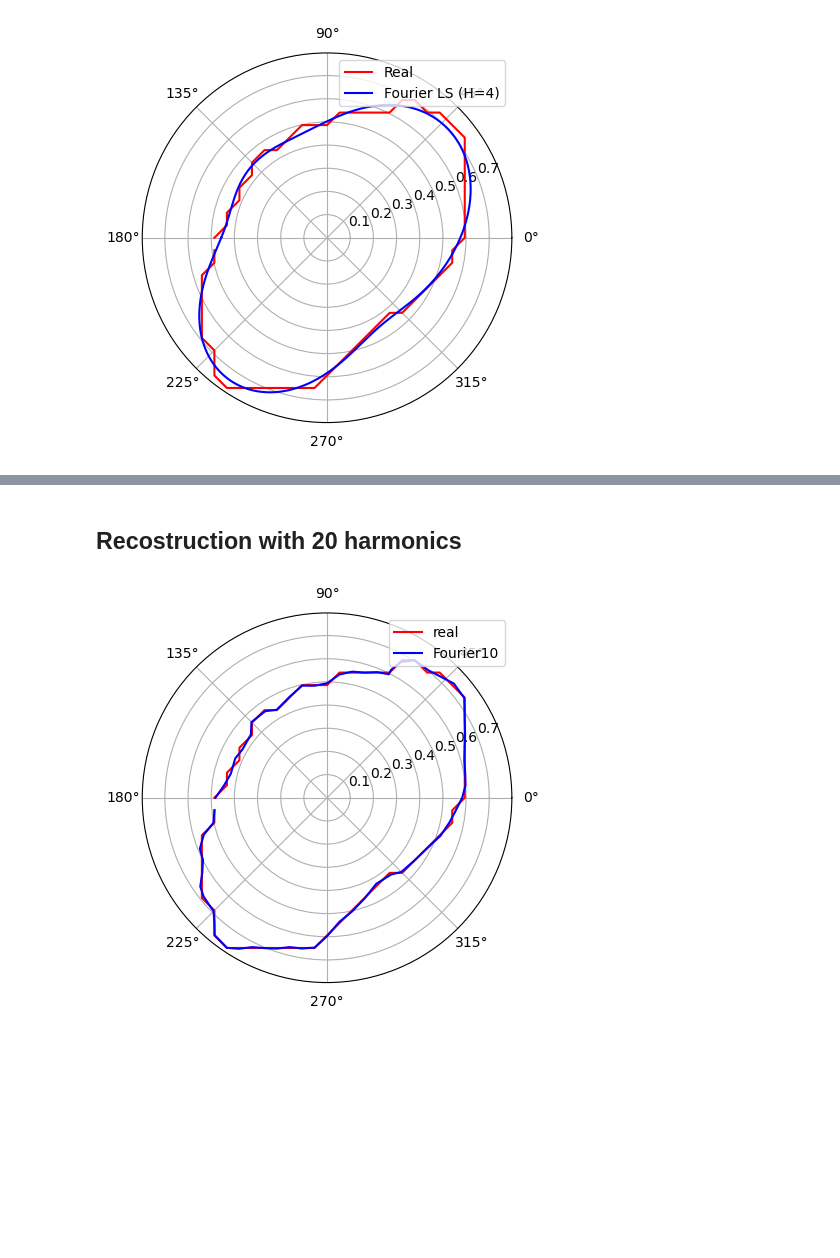
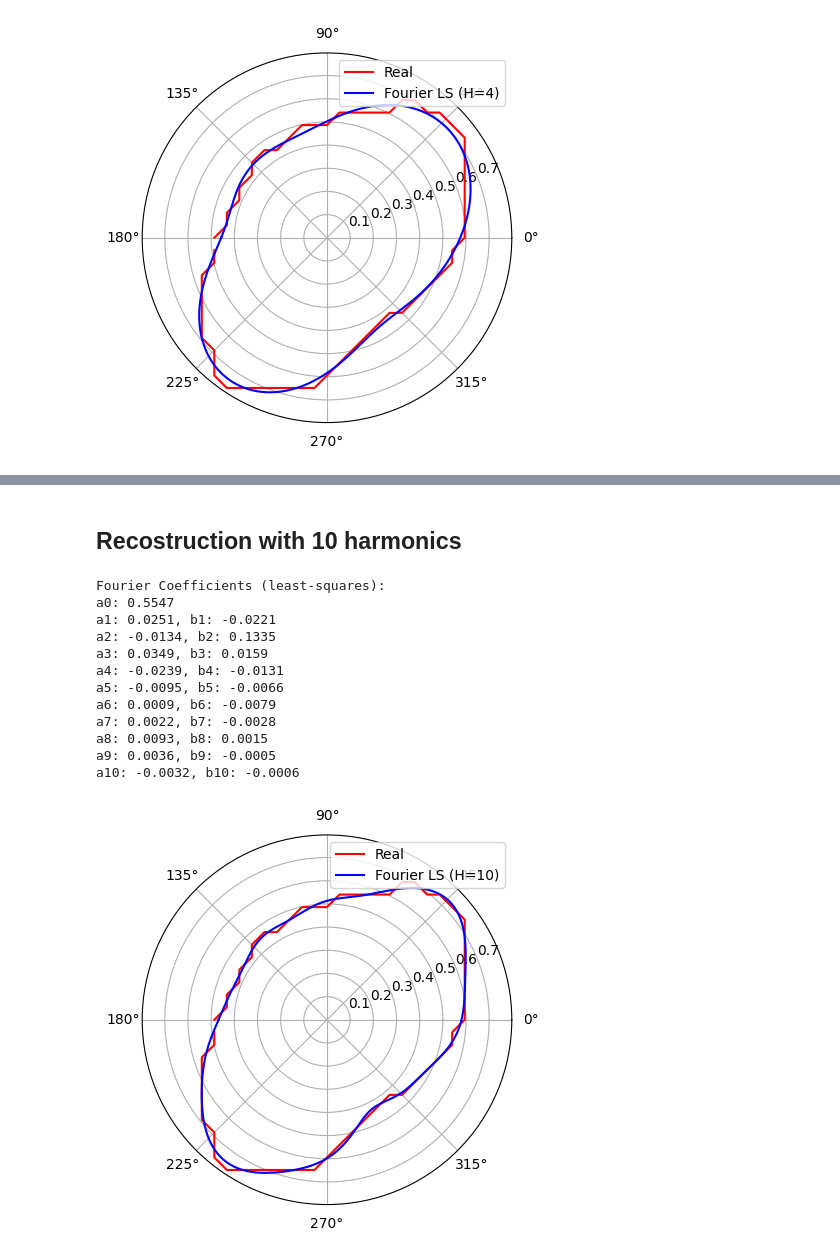
Before and after one commit to lampis-tzai/handwriting-evidence-evaluation-fourier-based-feature-extraction, a Jupyter notebook: Fourier_feature_extraction/step_by_step_image_preprocessing.ipynb, the cells around one changed output, grey strips where cells are left out. Saved outputs shown, nothing was run; the diff lists cells and outputs as text; code cells hidden in the pictures; blank space fills up the shorter version.

Commit message:
only least squared approach

```diff
--- a/Fourier_feature_extraction/step_by_step_image_preprocessing.ipynb
+++ b/Fourier_feature_extraction/step_by_step_image_preprocessing.ipynb
@@ -312,36 +271,55 @@ Reconstruction:
 # %% [markdown]
-## Recostruction with 20 harmonics
+## Recostruction with 10 harmonics
 # %%
-N = len(r_normalized)
-Y = np.fft.fft(r_normalized)/N
+n_harmonics = 10
+N = len(phis)
 
-Re = np.real(Y)
-Im = np.imag(Y)
+# Build design matrix: [1, cos(θ), sin(θ), cos(2θ), sin(2θ), ..., cos(Hθ), sin(Hθ)]
+A = np.ones((N, 1 + 2 * n_harmonics))
+for h in range(1, n_harmonics + 1):
+    A[:, 2*h - 1] = np.cos(h * phis)
+    A[:, 2*h]     = np.sin(h * phis)
 
-theta = np.linspace(0, 2*np.pi, N, endpoint=False)  # needed for reconstruction
+# Solve least-squares: A @ coeffs = ds_norm
+coeffs, residuals, rank, sv = np.linalg.lstsq(A, r_normalized, rcond=None)
 
-harmonics = 20
-rho = np.full(N, Re[0])  # start with the DC component, vector of size N
+# Extract coefficients
+a0 = coeffs[0]
+a_h = coeffs[1::2]  # a1, a2, a3, a4
+b_h = coeffs[2::2]  # b1, b2, b3, b4
 
-for i in range(1, harmonics+1):
-    an = 2 * Re[i]
-    bn = -2 * Im[i]
-    rho += an * np.cos(i * theta) + bn * np.sin(i * theta)
+print('Fourier Coefficients (least-squares):')
+print(f'a0: {a0:.4f}')
+for h in range(n_harmonics):
+    print(f'a{h+1}: {a_h[h]:.4f}, b{h+1}: {b_h[h]:.4f}')
 
-# Plotting
+# --- Reconstruction ---
+theta_dense = np.linspace(-np.pi, np.pi, 500)
+A_dense = np.ones((500, 1 + 2 * n_harmonics))
+for h in range(1, n_harmonics + 1):
+    A_dense[:, 2*h - 1] = np.cos(h * theta_dense)
+    A_dense[:, 2*h]     = np.sin(h * theta_dense)
 
-# Make sure phis and rho/ds have the same length
-phis = np.array(phis)
-ds = np.array(r_normalized)
-rho = np.array(rho)
+rho_reconstructed = A_dense @ coeffs
 
-# Plot
-plt.figure()
-ax = plt.subplot(111, projection='polar')
-ax.plot(phis, ds, color='r', label='real')       # red curve
-ax.plot(phis, rho, color='b', label='Fourier10') # blue curve
+# --- Plot ---
+fig, ax = plt.subplots(subplot_kw={'projection': 'polar'})
+ax.plot(phis, r_normalized, 'r', label='Real')
+ax.plot(theta_dense, rho_reconstructed, 'b', label='Fourier LS (H=10)')
 ax.legend(loc='upper right')
 plt.show()
 # %% [output]
+Fourier Coefficients (least-squares):
+a0: 0.5547
+a1: 0.0251, b1: -0.0221
+a2: -0.0134, b2: 0.1335
+a3: 0.0349, b3: 0.0159
+a4: -0.0239, b4: -0.0131
+a5: -0.0095, b5: -0.0066
+a6: 0.0009, b6: -0.0079
+a7: 0.0022, b7: -0.0028
+a8: 0.0093, b8: 0.0015
+a9: 0.0036, b9: -0.0005
+a10: -0.0032, b10: -0.0006
-[figure, old version]
+[figure, new version]
 # %%
```
Also changed, not shown: parts of 5 cells of this notebook, 2 other files.
